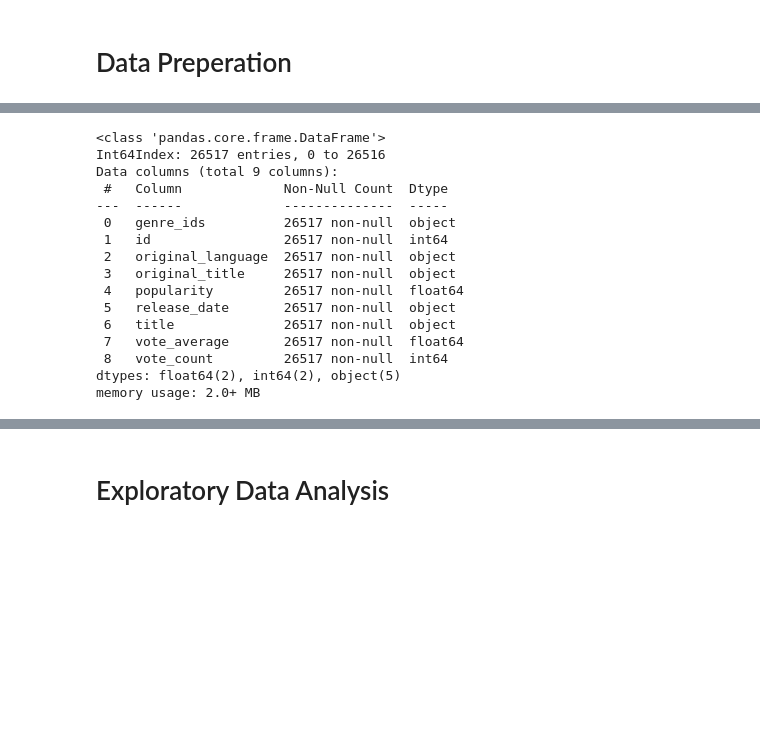
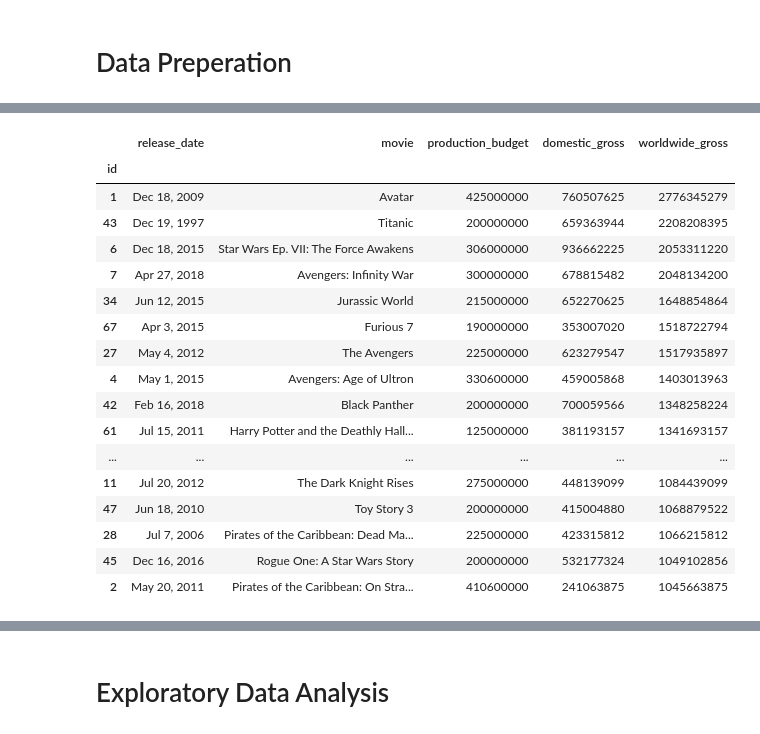
Before and after one commit to adammarianacci/Microsoft_Movie_Analysis, a Jupyter notebook: Notebook.ipynb, the cells around one changed output, grey strips where cells are left out. Saved outputs shown, nothing was run; the diff lists cells and outputs as text; code cells hidden in the pictures; blank space fills up the shorter version.

```diff
--- a/Notebook.ipynb
+++ b/Notebook.ipynb
@@ -13 +45,34 @@ import sqlite3
+# %%
+# Getting rid of the '$' and commas in 'gross' and 'budget' columns to convert the string to an integer.
+movie_budgets_df['worldwide_gross'] = movie_budgets_df['worldwide_gross'].apply(
+    lambda x: int(x.replace('$','').replace(',','')))
+movie_budgets_df['production_budget'] = movie_budgets_df['production_budget'].apply(
+    lambda x: int(x.replace('$','').replace(',','')))
+movie_budgets_df['domestic_gross'] = movie_budgets_df['domestic_gross'].apply(
+    lambda x: int(x.replace('$','').replace(',','')))
+# %%
+# Looking at the highest grossing movies worldwide
+sorted_worldwide_gross_movie_budgets_df = movie_budgets_df.sort_values('worldwide_gross', ascending=False)
+# %%
+# Looking at the top 30 highest grossing movies of all time
+sorted_worldwide_gross_movie_budgets_df.head(30)
+# %% [output]
+|  | release_date | movie | production_budget | domestic_gross | worldwide_gross |
+| id |  |  |  |  |  |
+| 1 | Dec 18, 2009 | Avatar | 425000000 | 760507625 | 2776345279 |
+| 43 | Dec 19, 1997 | Titanic | 200000000 | 659363944 | 2208208395 |
+| 6 | Dec 18, 2015 | Star Wars Ep. VII: The Force Awakens | 306000000 | 936662225 | 2053311220 |
+| 7 | Apr 27, 2018 | Avengers: Infinity War | 300000000 | 678815482 | 2048134200 |
+| 34 | Jun 12, 2015 | Jurassic World | 215000000 | 652270625 | 1648854864 |
+| 67 | Apr 3, 2015 | Furious 7 | 190000000 | 353007020 | 1518722794 |
+| 27 | May 4, 2012 | The Avengers | 225000000 | 623279547 | 1517935897 |
+| 4 | May 1, 2015 | Avengers: Age of Ultron | 330600000 | 459005868 | 1403013963 |
+| 42 | Feb 16, 2018 | Black Panther | 200000000 | 700059566 | 1348258224 |
+| 61 | Jul 15, 2011 | Harry Potter and the Deathly Hall... | 125000000 | 381193157 | 1341693157 |
+| ... | ... | ... | ... | ... | ... |
+| 11 | Jul 20, 2012 | The Dark Knight Rises | 275000000 | 448139099 | 1084439099 |
+| 47 | Jun 18, 2010 | Toy Story 3 | 200000000 | 415004880 | 1068879522 |
+| 28 | Jul 7, 2006 | Pirates of the Caribbean: Dead Ma... | 225000000 | 423315812 | 1066215812 |
+| 45 | Dec 16, 2016 | Rogue One: A Star Wars Story | 200000000 | 532177324 | 1049102856 |
+| 2 | May 20, 2011 | Pirates of the Caribbean: On Stra... | 410600000 | 241063875 | 1045663875 |
 # %%
@@ -14,20 +80 @@ import sqlite3
 tmdb_movies_df = pd.read_csv('data/tmdb.movies.csv.gz', index_col=0)
-# %%
-tmdb_movies_df.info()
-# %% [output]
-<class 'pandas.core.frame.DataFrame'>
-Int64Index: 26517 entries, 0 to 26516
-Data columns (total 9 columns):
- #   Column             Non-Null Count  Dtype
----  ------             --------------  -----
- 0   genre_ids          26517 non-null  object
- 1   id                 26517 non-null  int64
- 2   original_language  26517 non-null  object
- 3   original_title     26517 non-null  object
- 4   popularity         26517 non-null  float64
- 5   release_date       26517 non-null  object
- 6   title              26517 non-null  object
- 7   vote_average       26517 non-null  float64
- 8   vote_count         26517 non-null  int64
-dtypes: float64(2), int64(2), object(5)
-memory usage: 2.0+ MB
```
Also changed, not shown: parts of 29 cells of this notebook.
